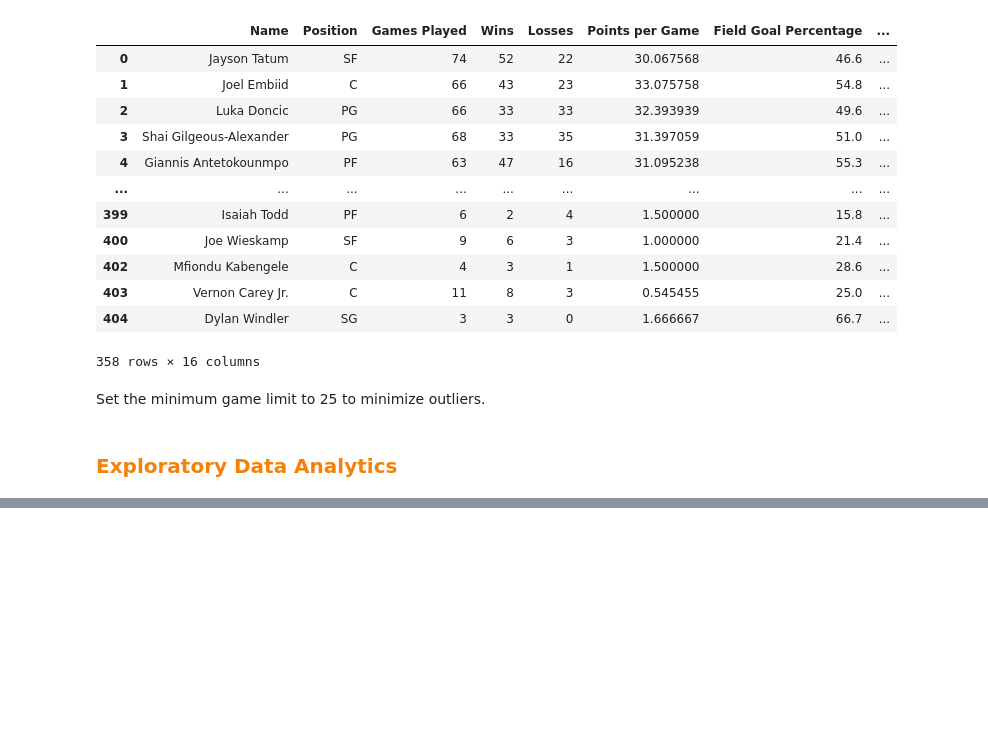
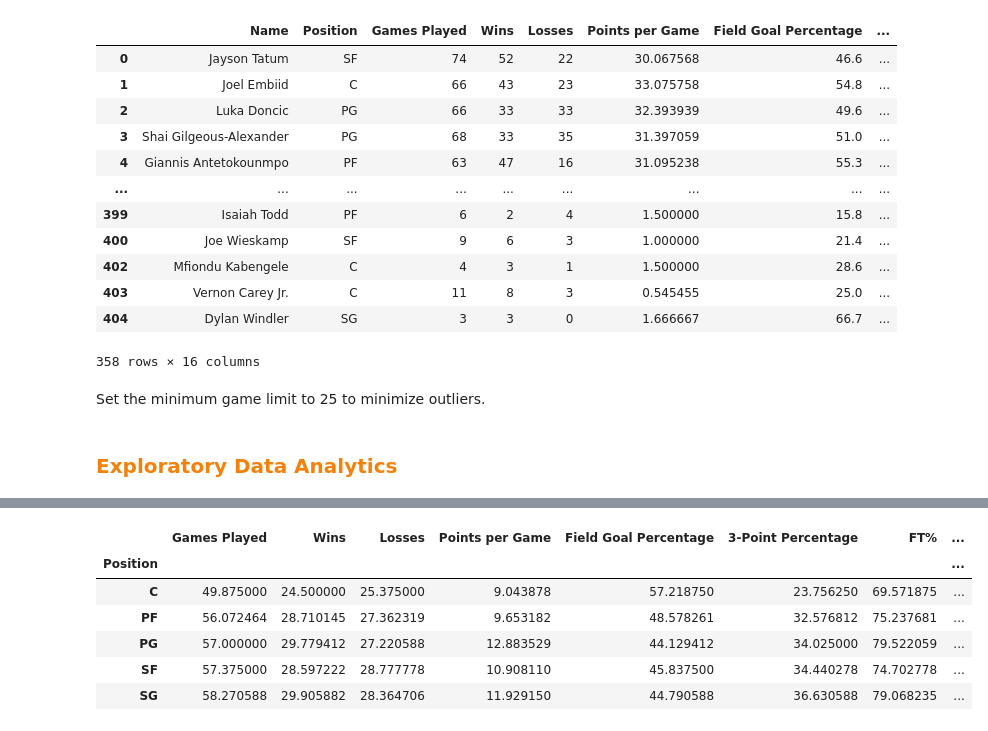
Before and after one commit to ashwanthsridhar/NBA_Position_Classifier, a Jupyter notebook: Analysis.ipynb, the cells around one changed output, grey strips where cells are left out. Drawn from its saved outputs; the diff is of its cells as text; code cells hidden in the pictures; blank space fills up the shorter version.

```diff
--- a/Analysis.ipynb
+++ b/Analysis.ipynb
@@ -217,0 +234,11 @@ Exploratory Data Analytics
+# %%
+position = df.groupby(['Position'])
+position.mean()
+# %% [output]
+|  | Games Played | Wins | Losses | Points per Game | Field Goal Percentage | 3-Point Percentage | FT% | ... |
+| Position |  |  |  |  |  |  |  | ... |
+| C | 49.875000 | 24.500000 | 25.375000 | 9.043878 | 57.218750 | 23.756250 | 69.571875 | ... |
+| PF | 56.072464 | 28.710145 | 27.362319 | 9.653182 | 48.578261 | 32.576812 | 75.237681 | ... |
+| PG | 57.000000 | 29.779412 | 27.220588 | 12.883529 | 44.129412 | 34.025000 | 79.522059 | ... |
+| SF | 57.375000 | 28.597222 | 28.777778 | 10.908110 | 45.837500 | 34.440278 | 74.702778 | ... |
+| SG | 58.270588 | 29.905882 | 28.364706 | 11.929150 | 44.790588 | 36.630588 | 79.068235 | ... |
```
Also changed, not shown: parts of 2 cells of this notebook.
